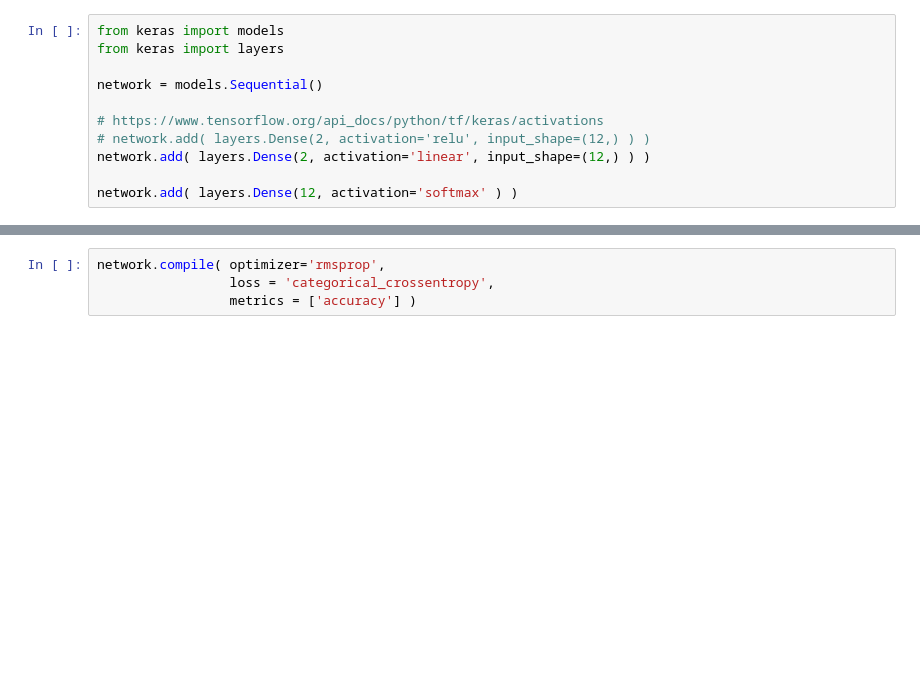
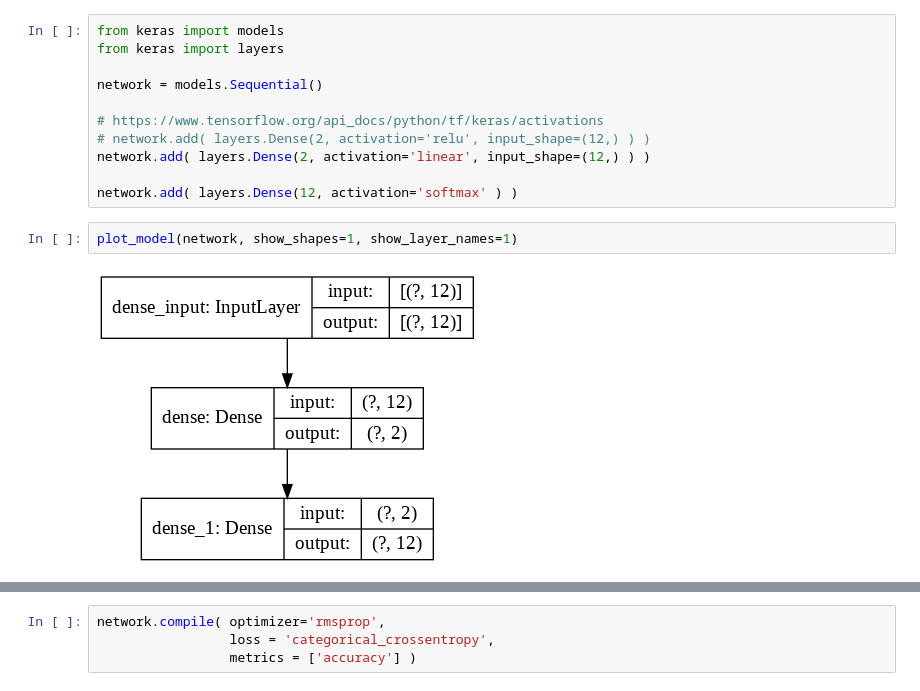
Before and after one commit to ftk1000/w2v_ftk1000, a Jupyter notebook: word2vec_tensorflow.ipynb, the cells around one changed output, grey strips where cells are left out. Cells and saved outputs as stored; diff of their text form; blank space fills up the shorter version.

```diff
--- a/word2vec_tensorflow.ipynb
+++ b/word2vec_tensorflow.ipynb
@@ -268,3 +269,7 @@ network = models.Sequential()
 network.add( layers.Dense(2, activation='linear', input_shape=(12,) ) )
 
 network.add( layers.Dense(12, activation='softmax' ) )
+# %%
+plot_model(network, show_shapes=1, show_layer_names=1)
+# %% [output]
+[figure, added]
```
Also changed, not shown: parts of 8 cells of this notebook.
